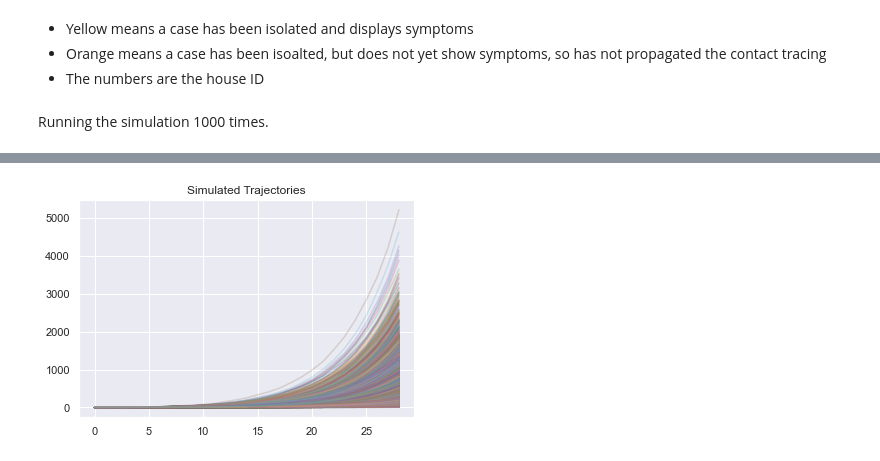
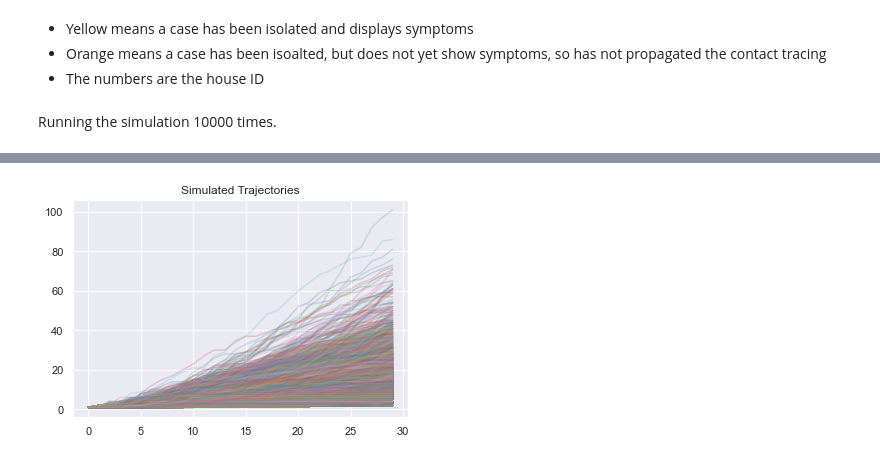
Before and after one commit to foobacca/household-contact-tracing, a Jupyter notebook: Report.ipynb, the cells around one changed output, grey strips where cells are left out. Cells and saved outputs as stored; diff of their text form; code cells hidden in the pictures.

```diff
--- a/Report.ipynb
+++ b/Report.ipynb
@@ -114,18 +137,20 @@ simulation.house_dict[24]
 * Orange means a case has been isoalted, but does not yet show symptoms, so has not propagated the contact tracing
 * The numbers are the house ID
 # %% [markdown]
-Running the simulation 1000 times.
+Running the simulation 10000 times.
 # %%
 %%time
+npr.seed(1000)
 # Set up the simulation
 simulation = model.household_sim_contact_tracing(haz_rate_scale = 0.805,
                                                 contact_tracing_success_prob = 2/3,
-                                                prob_of_successful_contact_trace_today = 1/3,
+                                                prob_of_successful_contact_trace_today = 1/2,
                                                 overdispersion = 0.36,
                                                 infection_reporting_prob = 0.7,
                                                 reporting_delay_par = 1/4.8,
                                                 contact_trace = True,
-                                                reduce_contacts_by = 0.0)
+                                                reduce_contacts_by = 0.7,
+                                                only_isolate_if_symptoms = False)
 
 # Code to repeat the simulation and report the output
 npr.seed(1)
@@ -150,3 +175,3 @@ Wall time: 39min 48s
-[figure, old version]
+[figure, new version]
 # %%
 %%time
```
Also changed, not shown: parts of 15 cells of this notebook, 3 other files.
